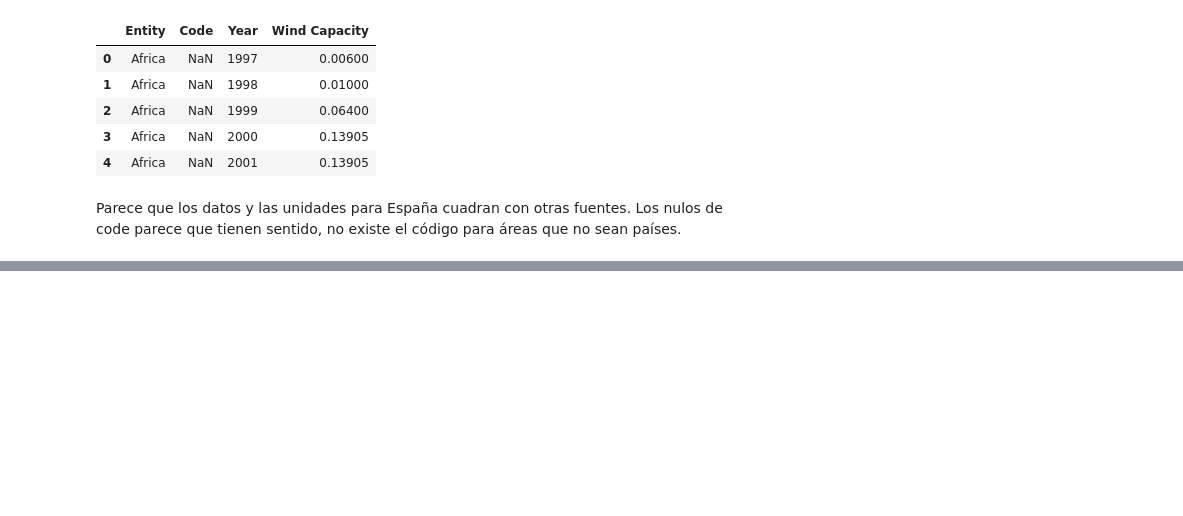
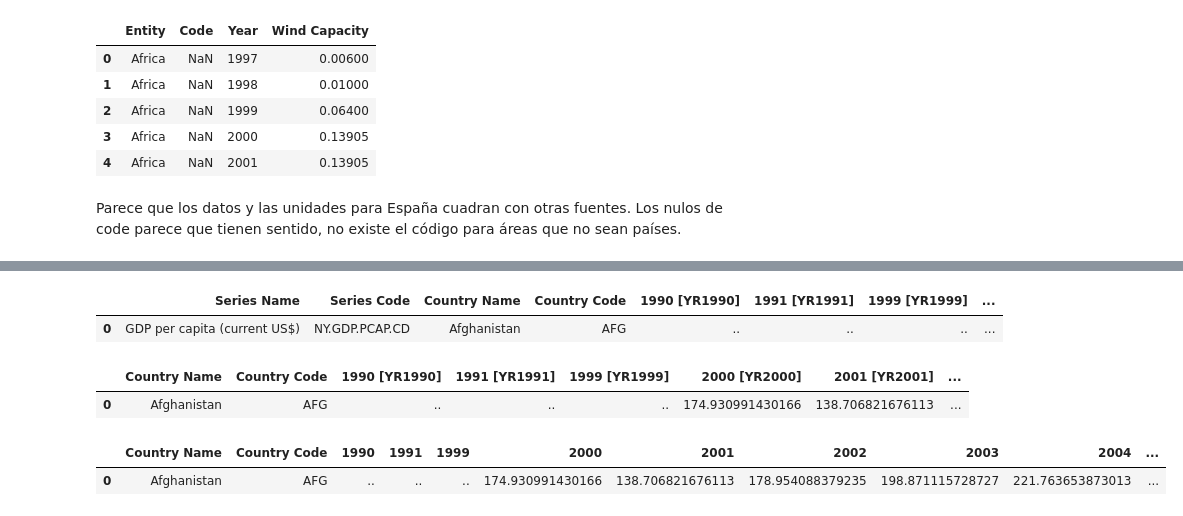
Before and after one commit to sansisimon/renewable-energy-project, a Jupyter notebook: EDA_01.ipynb, the cells around one changed output, grey strips where cells are left out. Saved outputs shown, nothing was run; the diff lists cells and outputs as text; code cells hidden in the pictures; blank space fills up the shorter version.

Commit message:
gross domestic product

```diff
--- a/EDA_01.ipynb
+++ b/EDA_01.ipynb
@@ -698,0 +724,28 @@ Parece que los datos y las unidades para España cuadran con otras fuentes. Los
+# %%
+df_gdp = pd.read_csv("data/raw/gross-domestic-product.csv")
+# %%
+df_gdp.head(1)
+# %% [output]
+|  | Series Name | Series Code | Country Name | Country Code | 1990 [YR1990] | 1991 [YR1991] | 1999 [YR1999] | ... |
+| 0 | GDP per capita (current US$) | NY.GDP.PCAP.CD | Afghanistan | AFG | .. | .. | .. | ... |
+# %%
+#Eliminamos columnas irrelevantes:
+df_gdp.drop(columns = ['Series Name', 'Series Code'], inplace = True)
+# %%
+df_gdp.head(1)
+# %% [output]
+|  | Country Name | Country Code | 1990 [YR1990] | 1991 [YR1991] | 1999 [YR1999] | 2000 [YR2000] | 2001 [YR2001] | ... |
+| 0 | Afghanistan | AFG | .. | .. | .. | 174.930991430166 | 138.706821676113 | ... |
+# %%
+#renombramos las columnas:
+df_gdp.columns  = ['Country Name', 'Country Code', '1990', '1991',
+       '1999', '2000', '2001', '2002',
+       '2003', '2004', '2005', '2006',
+       '2007', '2014', '2015', '2016',
+       '2017', '2018', '2019', '2020',
+       '2021', '2022', '2023']
+# %%
+df_gdp.head(1)
+# %% [output]
+|  | Country Name | Country Code | 1990 | 1991 | 1999 | 2000 | 2001 | 2002 | 2003 | 2004 | ... |
+| 0 | Afghanistan | AFG | .. | .. | .. | 174.930991430166 | 138.706821676113 | 178.954088379235 | 198.871115728727 | 221.763653873013 | ... |
```
Also changed, not shown: parts of 10 cells of this notebook, 3 other files.
